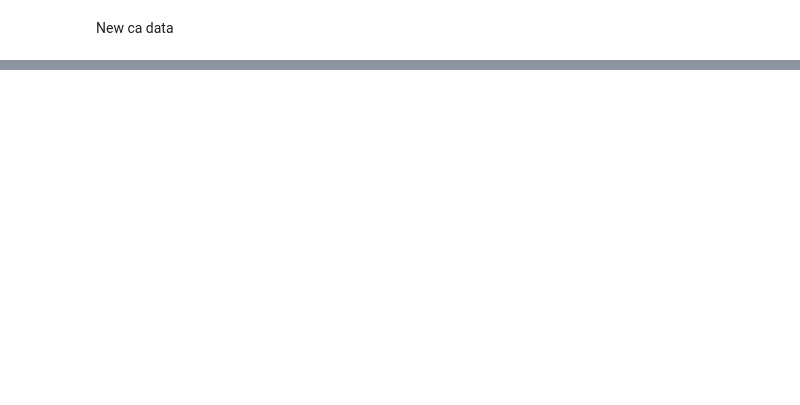
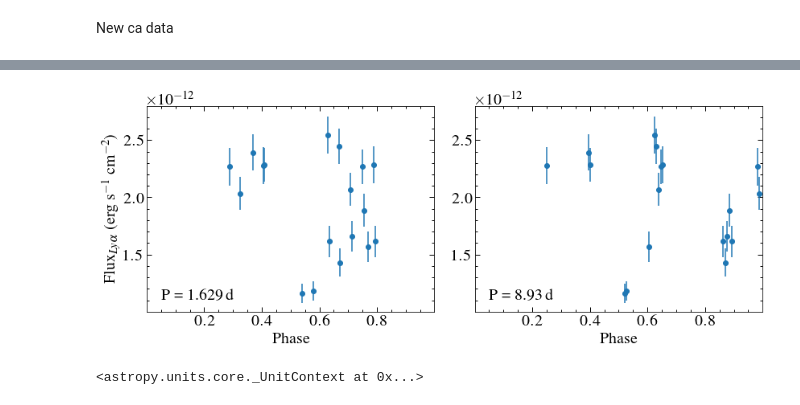
Before and after one commit to davidjwilson/gj1132, a Jupyter notebook: gj1132_lya.ipynb, the cells around one changed output, grey strips where cells are left out. Cells and saved outputs as stored; diff of their text form; code cells hidden in the pictures; blank space fills up the shorter version.

```diff
--- a/gj1132_lya.ipynb
+++ b/gj1132_lya.ipynb
@@ -589,0 +596,25 @@ cat[-1]
+# %%
+#planets
+planet_periods = [1.629, 8.93]
+plt.figure(figsize=(12, 5))
+for i, p in enumerate(planet_periods):
+    tfold = times/p %1
+    plt.subplot(1, 2, i+1)
+    plt.errorbar(tfold, flux, yerr=error, ls='none', marker='o')
+    plt.xlabel('Phase')
+    if i == 0:
+        plt.ylabel(r'Flux$_{Ly\alpha}$ (erg s$^{-1}$ cm$^{-2}$)')
+    plt.annotate('P = {}\,d'.format(p), (0.05, 1.1e-12), xycoords = 'data')
+    plt.xlim(0.001, 0.999)
+    plt.ylim(1.001e-12, 2.8e-12)
+
+plt.tight_layout()
+plt.savefig('planets.pdf')
+# %% [output]
+[figure, added]
+# %%
+import lightkurve as lk
+from astropy.units import cds
+cds.enable()
+# %% [output]
+<astropy.units.core._UnitContext at 0x...>
```
Also changed, not shown: parts of 10 cells of this notebook, 7 other files.
